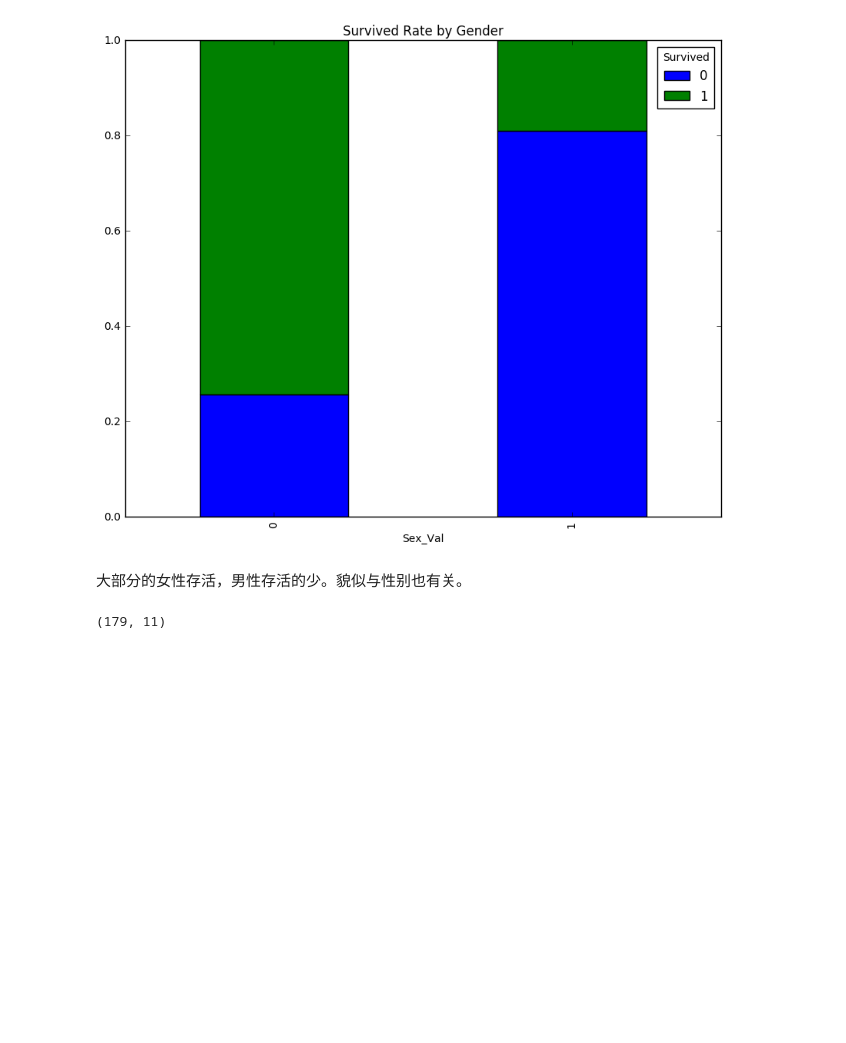
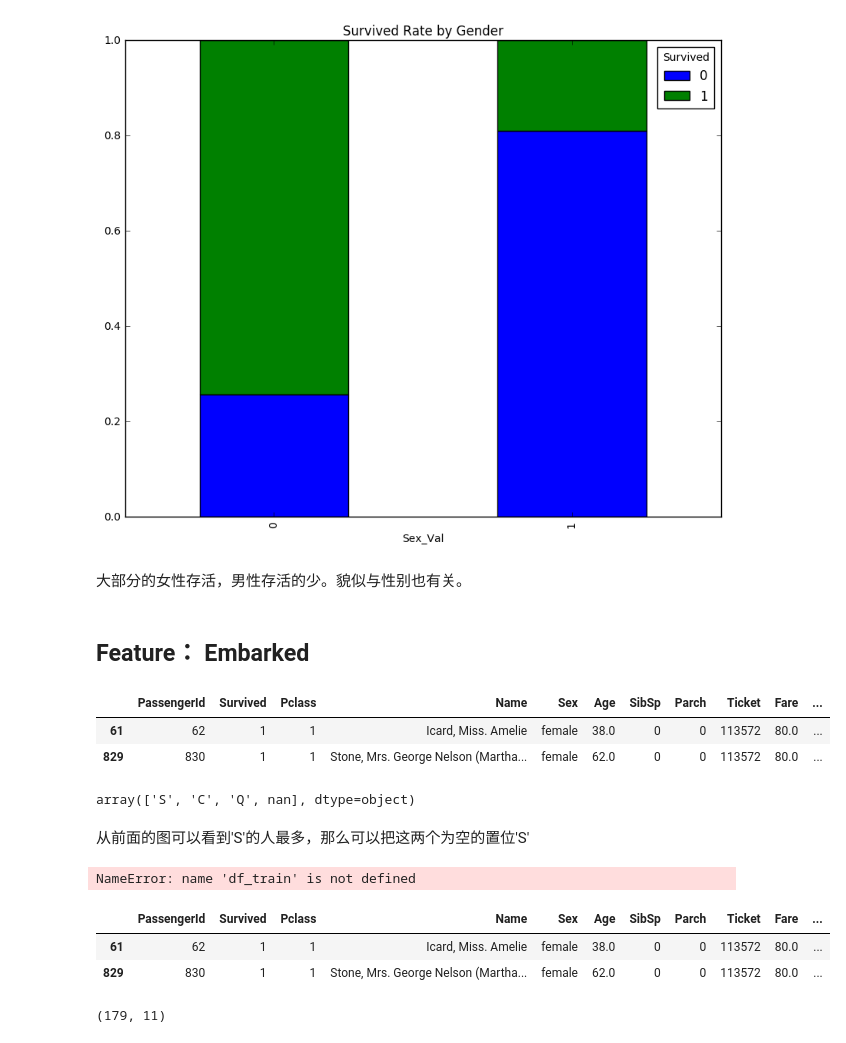
Before and after one commit to NoNeil/kaggle_exercise, a Jupyter notebook: Titanic/titanic.ipynb, the cells around one changed output. Cells and saved outputs as stored; diff of their text form; code cells hidden in the pictures; blank space fills up the shorter version.

```diff
--- a/Titanic/titanic.ipynb
+++ b/Titanic/titanic.ipynb
@@ -178,3 +178,17 @@ plt.show()
 [figure]
 # %% [markdown]
 大部分的女性存活，男性存活的少。貌似与性别也有关。
+# %% [markdown]
+## Feature： Embarked
+# %%
+labeled_data[labeled_data['Embarked'].isnull()]
+# %% [output]
+|  | PassengerId | Survived | Pclass | Name | Sex | Age | SibSp | Parch | Ticket | Fare | ... |
+| 61 | 62 | 1 | 1 | Icard, Miss. Amelie | female | 38.0 | 0 | 0 | 113572 | 80.0 | ... |
+| 829 | 830 | 1 | 1 | Stone, Mrs. George Nelson (Martha... | female | 62.0 | 0 | 0 | 113572 | 80.0 | ... |
+# %%
+labeled_data['Embarked'].unique()
+# %% [output]
+array(['S', 'C', 'Q', nan], dtype=object)
+# %% [markdown]
+从前面的图可以看到'S'的人最多，那么可以把这两个为空的置位'S'
@@ -181,3 +197,18 @@ plt.show()
+# %%
+embarked_locs = sorted(df_train['Embarked_Val'].unique())
+
+embarked_locs_mapping = dict(zip(embarked_locs,
+                                 range(0, len(embarked_locs) + 1)))
+embarked_locs_mapping
+# %% [output]
+NameError: name 'df_train' is not defined
+# %%
+labeled_data['Embarked_Val'].replace(['NaN'], ['S'])
+labeled_data[labeled_data['Embarked_Val'].isnull()]
+# %% [output]
+|  | PassengerId | Survived | Pclass | Name | Sex | Age | SibSp | Parch | Ticket | Fare | ... |
+| 61 | 62 | 1 | 1 | Icard, Miss. Amelie | female | 38.0 | 0 | 0 | 113572 | 80.0 | ... |
+| 829 | 830 | 1 | 1 | Stone, Mrs. George Nelson (Martha... | female | 62.0 | 0 | 0 | 113572 | 80.0 | ... |
 # %%
 from sklearn.model_selection import train_test_split
 # %%
```
Also changed, not shown: parts of 1 cell of this notebook.
